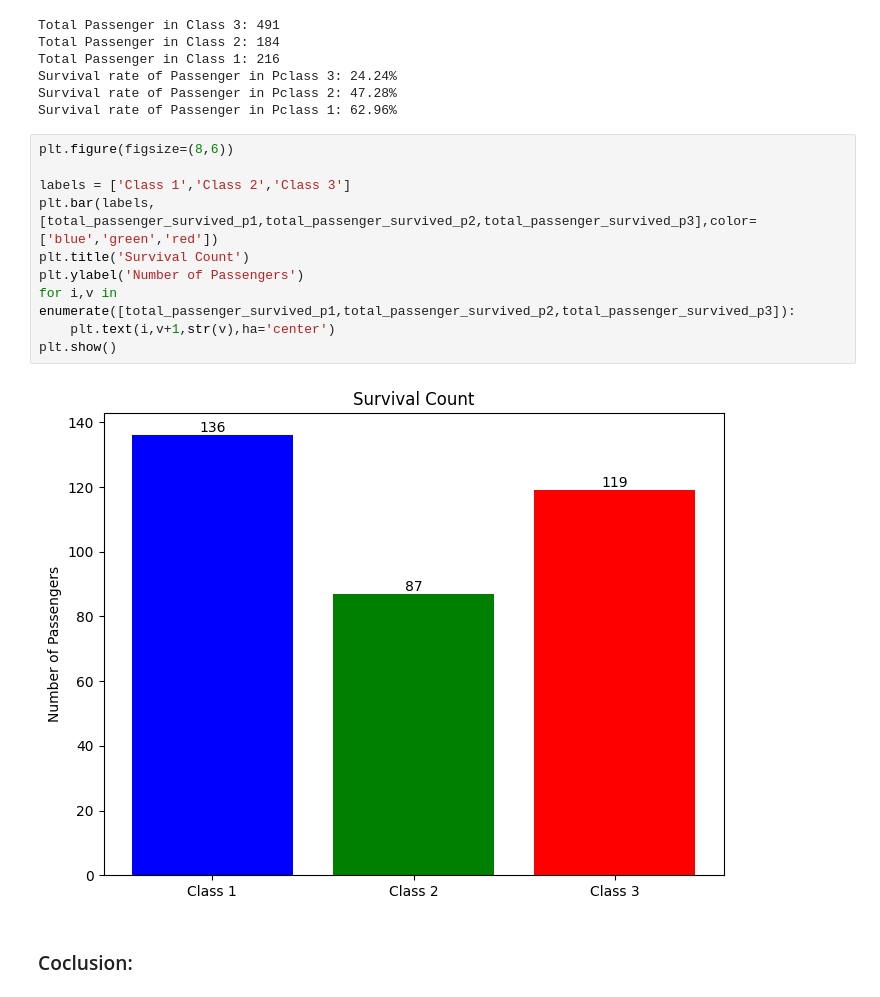
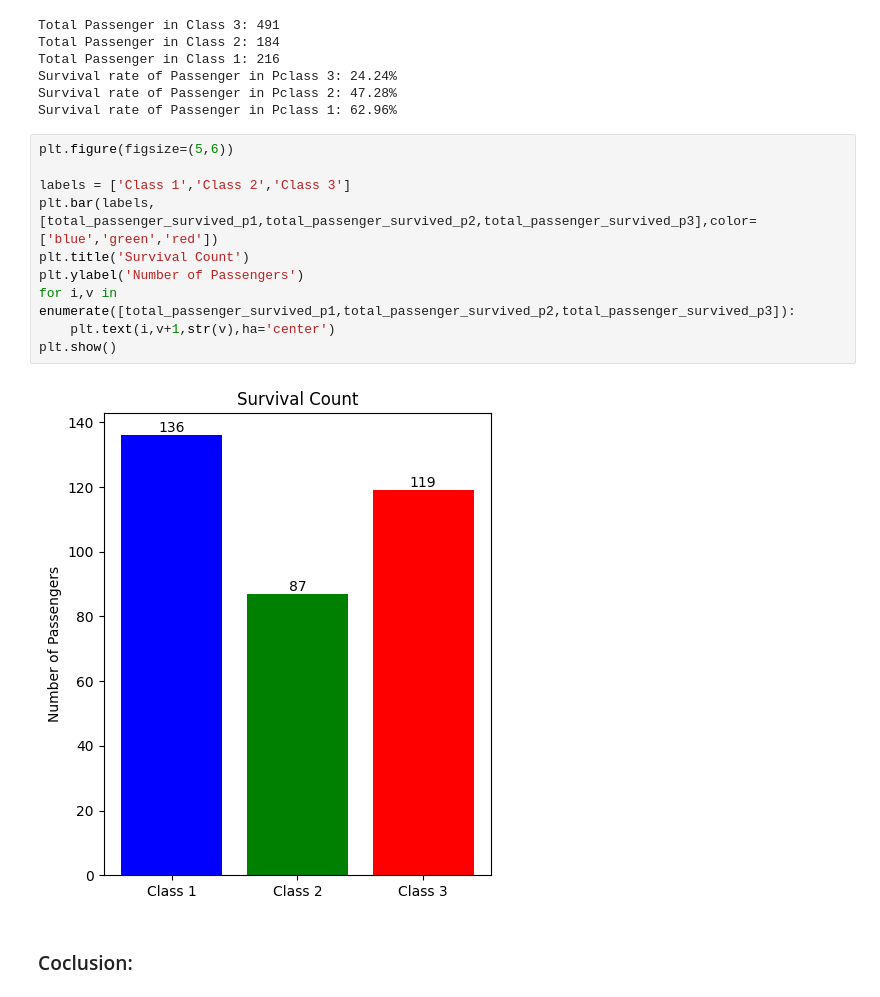
Before and after one commit to Krish-Om/365DaysOfML-repo, a Jupyter notebook: first_data_analysis_project/main.ipynb, the cells around one changed output. Drawn from its saved outputs; the diff is of its cells as text.

```diff
--- a/first_data_analysis_project/main.ipynb
+++ b/first_data_analysis_project/main.ipynb
@@ -305,17 +296,17 @@ Survival rate of Passenger in Pclass 3: 24.24%
 Survival rate of Passenger in Pclass 2: 47.28%
 Survival rate of Passenger in Pclass 1: 62.96%
 # %%
-plt.figure(figsize=(8,6))
+plt.figure(figsize=(5,6))
 
 labels = ['Class 1','Class 2','Class 3']
 plt.bar(labels,[total_passenger_survived_p1,total_passenger_survived_p2,total_passenger_survived_p3],color=['blue','green','red'])
 plt.title('Survival Count')
 plt.ylabel('Number of Passengers')
 for i,v in enumerate([total_passenger_survived_p1,total_passenger_survived_p2,total_passenger_survived_p3]):
     plt.text(i,v+1,str(v),ha='center')
 plt.show()
 # %% [output]
-[figure, old version]
+[figure, new version]
 # %% [markdown]
 ### Coclusion:
 # %% [markdown]
```
Also changed, not shown: parts of 12 cells of this notebook, 1 other file.
